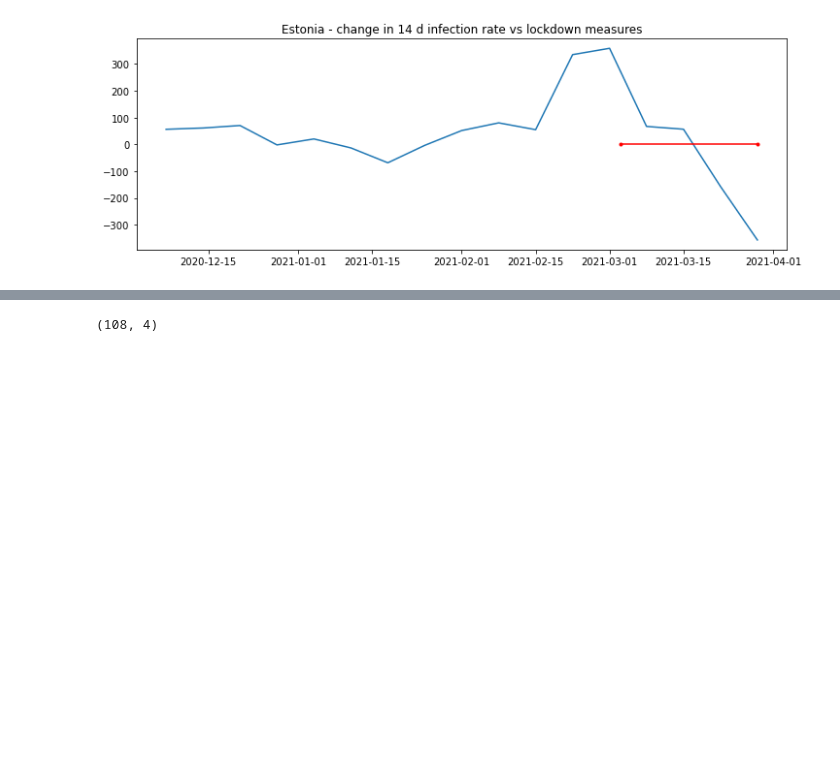
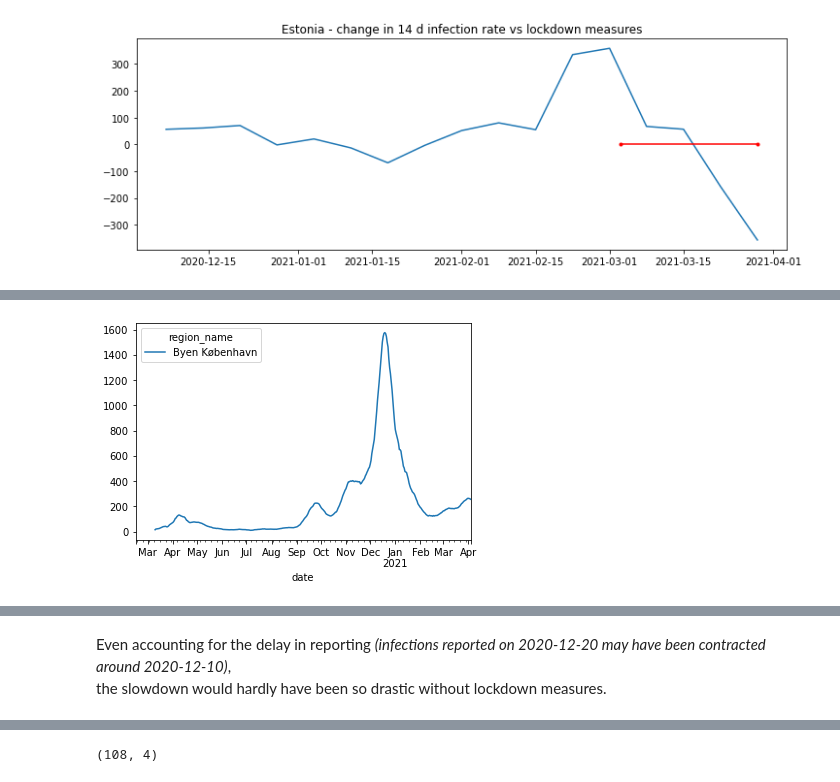
Before and after one commit to arto-pihlaja/cov19-exploration, a Jupyter notebook: Covid19Exploration.ipynb, the cells around one changed output, grey strips where cells are left out. Saved outputs shown, nothing was run; the diff lists cells and outputs as text; code cells hidden in the pictures; blank space fills up the shorter version.

```diff
--- a/Covid19Exploration.ipynb
+++ b/Covid19Exploration.ipynb
@@ -235,0 +285,9 @@ Try to build a model with several variables and check for significance. One-hot
+# %%
+plotdf = df.pivot(index="date", columns="region_name", values="rate_14_day_per_100k")
+plotdf.plot( y=["Byen København"])
+plt.show()
+print("Stricter measures started 2020-12-16")
+print(f'In Copenhagen, the peak was on { df.loc[df.loc[df.region_name=="Byen København"].rate_14_day_per_100k.idxmax()].date }')
+print(f'In Copenhagen surrondings, the peak was on { df.loc[df.loc[df.region_name=="Københavns omegn"].rate_14_day_per_100k.idxmax()].date }')
+# %% [output]
+[figure, added]
@@ -235,0 +297,3 @@ Try to build a model with several variables and check for significance. One-hot
+# %% [markdown]
+Even accounting for the delay in reporting *(infections reported on 2020-12-20 may have been contracted around 2020-12-10)*, <br>
+the slowdown would hardly have been so drastic without lockdown measures.
```
Also changed, not shown: parts of 18 cells of this notebook.
